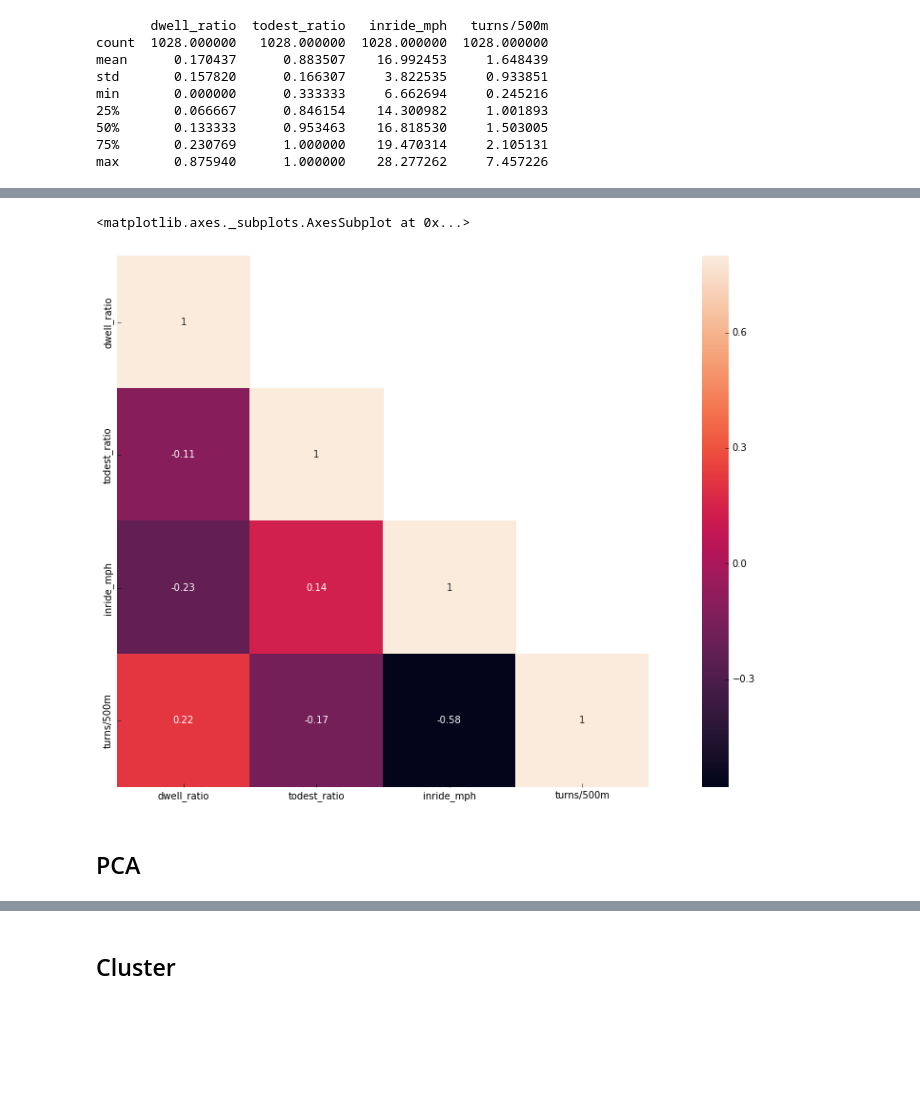
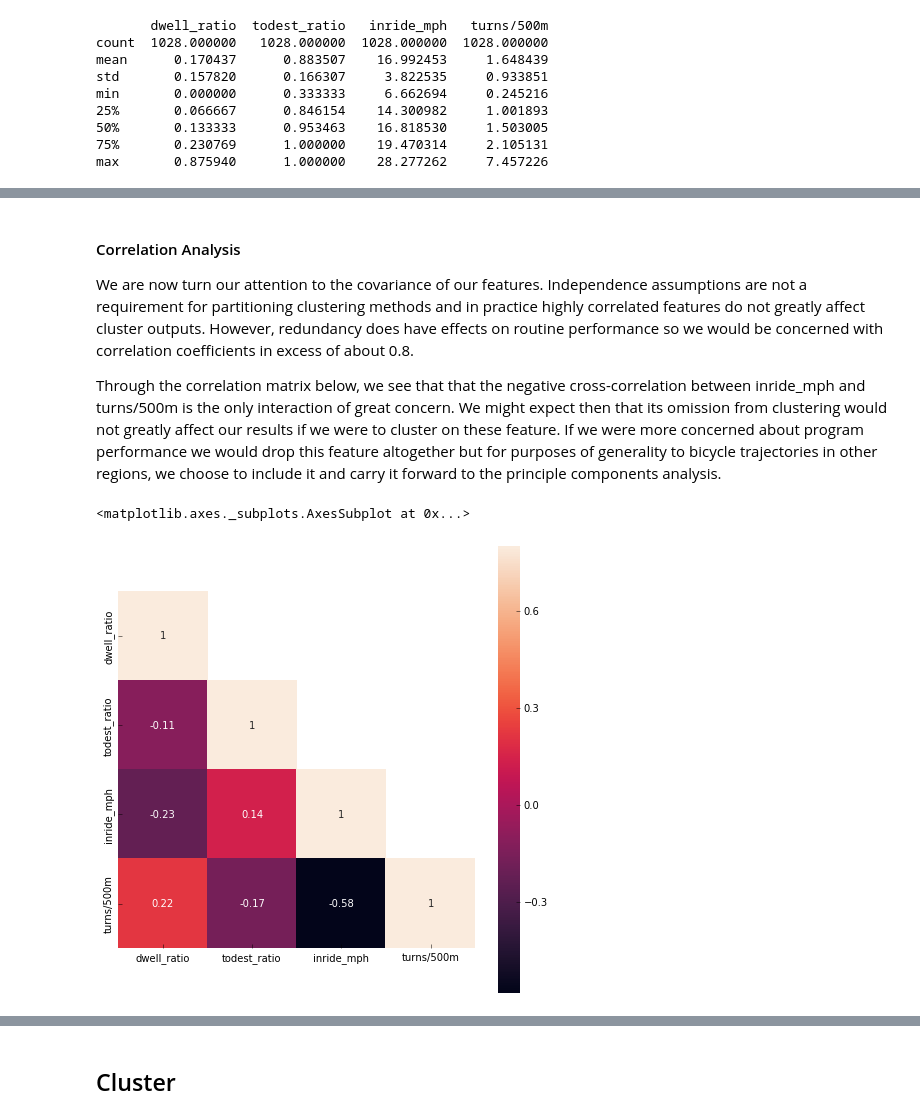
Before and after one commit to citrusvanilla/cluster_rides, a Jupyter notebook: cluster_rides.ipynb, the cells around one changed output, grey strips where cells are left out. Saved outputs shown, nothing was run; the diff lists cells and outputs as text; code cells hidden in the pictures; blank space fills up the shorter version.

```diff
--- a/cluster_rides.ipynb
+++ b/cluster_rides.ipynb
@@ -74,12 +115,17 @@ awetaweta
+# %% [markdown]
+#### Correlation Analysis
+
+We are now turn our attention to the covariance of our features.  Independence assumptions are not a requirement for partitioning clustering methods and in practice highly correlated features do not greatly affect cluster outputs.  However, redundancy does have effects on routine performance so we would be concerned with correlation coefficients in excess of about 0.8.
+
+Through the correlation matrix below, we see that that the negative cross-correlation between inride_mph and turns/500m is the only interaction of great concern.  We might expect then that its omission from clustering would not greatly affect our results if we were to cluster on these feature.  If we were more concerned about program performance we would drop this feature altogether but for purposes of generality to bicycle trajectories in other regions, we choose to include it and carry it forward to the principle components analysis.
 # %%
+# Plot a correlation matrix with a heat map.
 corrMatt = data[select_metrics].corr()
 mask = np.array(corrMatt)
 mask[np.tril_indices_from(mask)] = False
 fig,ax= plt.subplots()
-fig.set_size_inches(20,10)
+fig.set_size_inches(8,8)
 sn.heatmap(corrMatt, mask=mask,vmax=.8, square=True,annot=True)
 # %% [output]
 <matplotlib.axes._subplots.AxesSubplot at 0x...>
-[figure, old version]
+[figure, new version]
-# %% [markdown]
-## PCA
```
Also changed, not shown: parts of 23 cells of this notebook, 1 other file.
